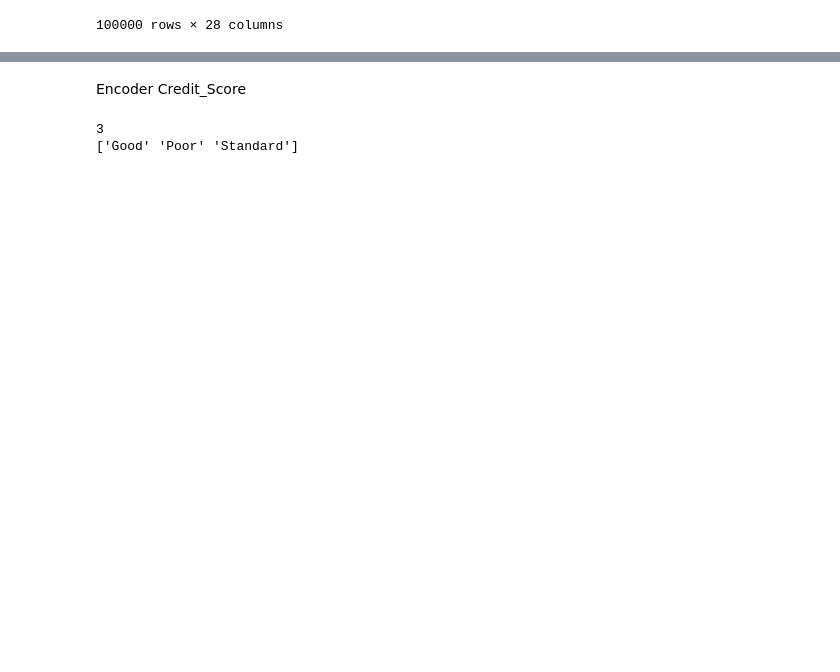
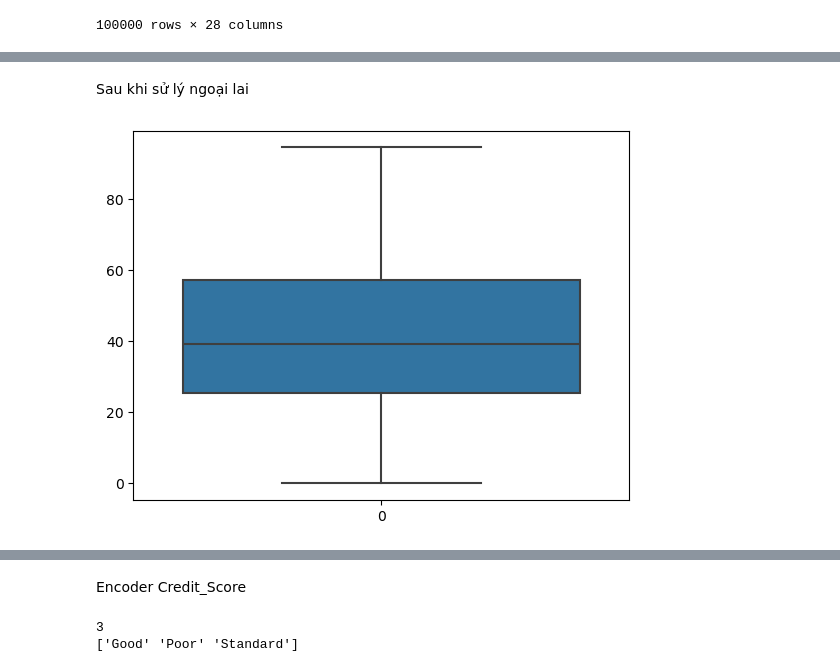
Before and after one commit to ThangQT2606/AI-ML-DL, a Jupyter notebook: banking.ipynb, the cells around one changed output, grey strips where cells are left out. Saved outputs shown, nothing was run; the diff lists cells and outputs as text; code cells hidden in the pictures; blank space fills up the shorter version.

```diff
--- a/banking.ipynb
+++ b/banking.ipynb
@@ -42,0 +99,21 @@ df
+# %%
+process_noise = ["Amount_invested_monthly", "Num_Credit_Inquiries", "Delay_from_due_date"]
+# %%
+q25, q75 = np.quantile(df["Total_EMI_per_month"], 0.25), np.quantile(df["Total_EMI_per_month"], 0.75)
+iqr = q75 - q25
+lower, upper = q25 - 0.75*iqr, q75 + 0.75*iqr
+df_iqr = df[(df["Total_EMI_per_month"] < upper) & (df["Total_EMI_per_month"] > lower)]
+# %%
+for _number_col in process_noise:
+    q25, q75 = np.quantile(df_iqr[_number_col], 0.25), np.quantile(df_iqr[_number_col], 0.75)
+    iqr = q75 - q25
+    lower, upper = q25 - 0.75*iqr, q75 + 0.75*iqr
+    df_iqr = df_iqr[(df_iqr[_number_col] < upper) & (df_iqr[_number_col] > lower)]
+# %% [markdown]
+Sau khi sử lý ngoại lai
+# %%
+fig, axs = plt.subplots()
+sns.boxplot(data=df_iqr["Amount_invested_monthly"])
+plt.show()
+# %% [output]
+[figure, added]
```
Also changed, not shown: parts of 41 cells of this notebook, 1 other file.
